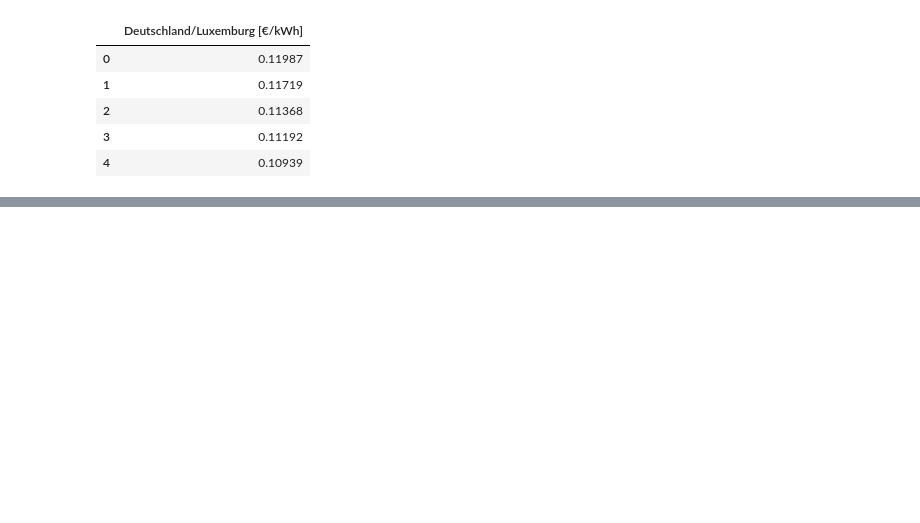
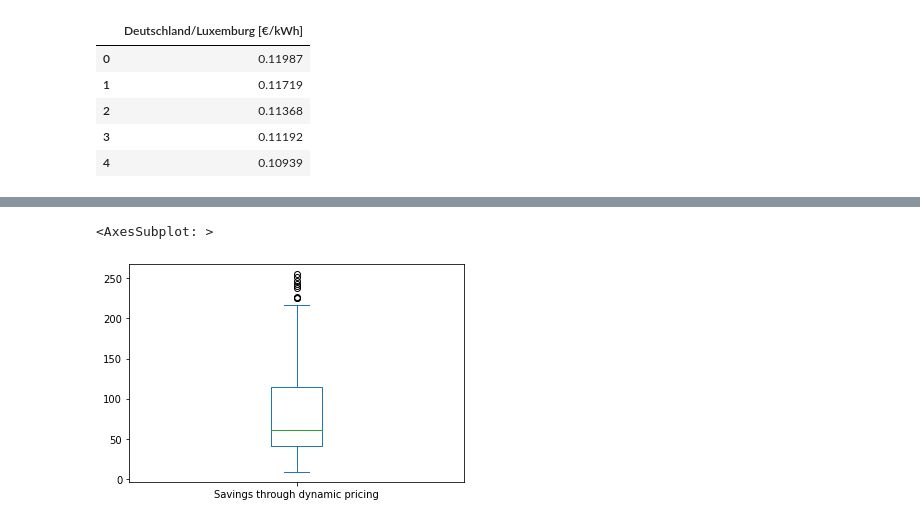
Before and after one commit to leloq/dynamic-tariffs-in-distribution-grids, a Jupyter notebook: 02.3 Calculate indidivual profitability.ipynb, the cells around one changed output, grey strips where cells are left out. Saved outputs shown, nothing was run; the diff lists cells and outputs as text; code cells hidden in the pictures; blank space fills up the shorter version.

```diff
--- a/02.3 Calculate indidivual profitability.ipynb
+++ b/02.3 Calculate indidivual profitability.ipynb
@@ -83,0 +113,7 @@ comparison
+# %%
+# plotting savings through dynamic operation
+comparison["Savings through dynamic pricing"] = comparison["Constant Households"] - comparison["Dynamic Households"]
+comparison["Savings through dynamic pricing"].plot.box()
+# %% [output]
+<AxesSubplot: >
+[figure, added]
```
Also changed, not shown: parts of 13 cells of this notebook, 9 other files.
